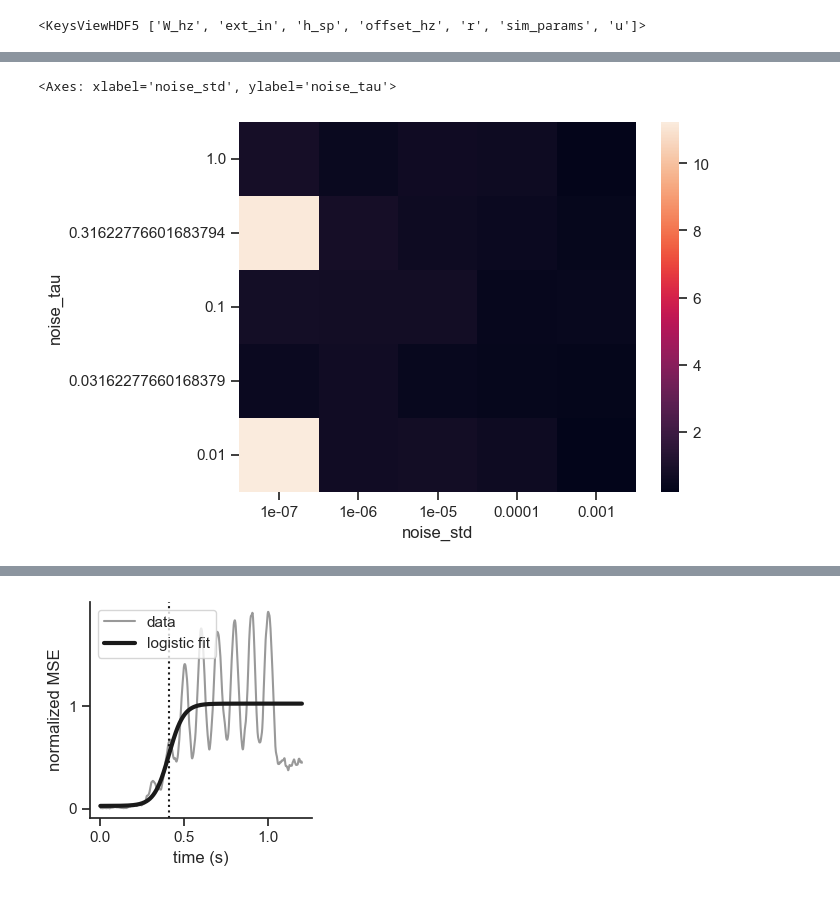
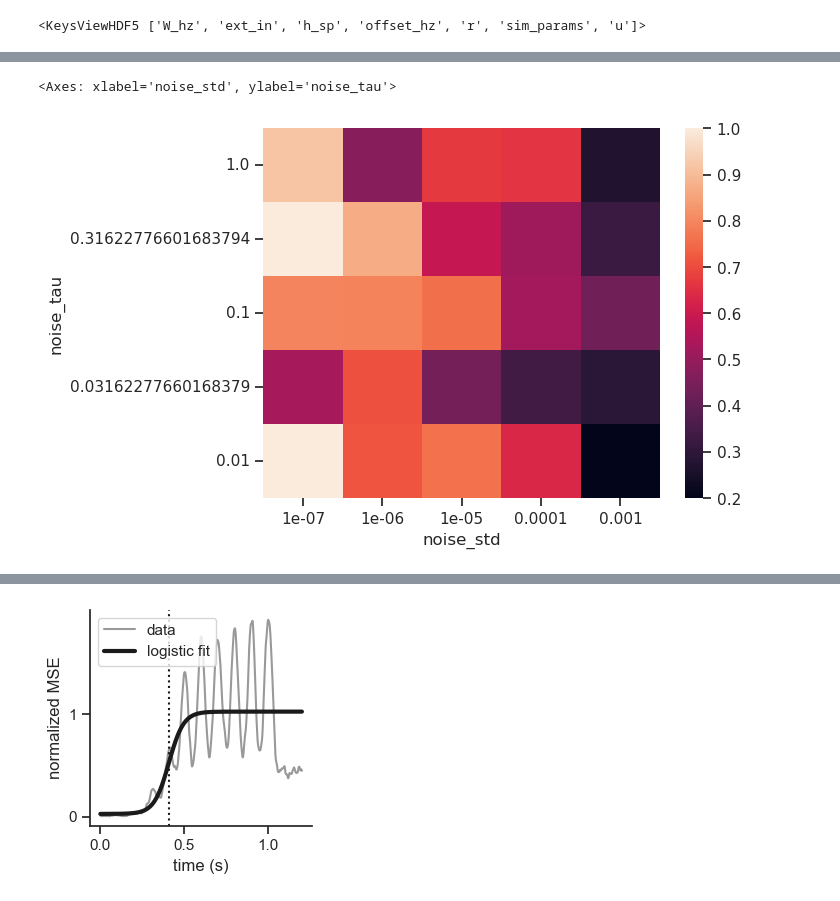
Before and after one commit to rythorpe/time_coding, a Jupyter notebook: noise_analysis.ipynb, the cells around one changed output, grey strips where cells are left out. Saved outputs shown, nothing was run; the diff lists cells and outputs as text; code cells hidden in the pictures.

Commit message:
improve noise sweep plot

```diff
--- a/noise_analysis.ipynb
+++ b/noise_analysis.ipynb
@@ -21,9 +21,10 @@ from utils import get_gaussian_targets, est_dimensionality
 custom_params = {'axes.spines.right': False, 'axes.spines.top': False}
 sns.set_theme(style='ticks', rc=custom_params)
 # %%
-def logistic_func(x, gain, thresh, y_intercept, height):
+# def logistic_func(x, gain, thresh, y_intercept, height):
+def logistic_func(x, gain, thresh, y_intercept):
     '''Logistic curve defined by 4 parameters.'''
-    # height = 1 - y_intercept
+    height = 1 - y_intercept
     return height / (1 + np.exp(-gain * (x - thresh))) + y_intercept
 
 def get_stable_timescale(mse_overtime, times):
@@ -32,10 +33,12 @@ def get_stable_timescale(mse_overtime, times):
     # scipy opt requires better precision
     ydata = mse_overtime.astype(np.float64)
     # all parameters of logistic function should be positive in this case
-    bounds = ([0.0, 0.0, 0.0, 0.0], [np.inf, np.inf, np.inf, np.inf])
+    # bounds = ([0.0, 0.0, 0.0, 0.0], [np.inf, np.inf, np.inf, np.inf])
+    bounds = ([0.0, 0.0, 0.0], [np.inf, np.inf, np.inf])
     popt, pcov = scipy.optimize.curve_fit(logistic_func, xdata, ydata, bounds=bounds)
     ydata_model = logistic_func(xdata, *popt)
-    gain_, thresh_, y_intercept_, height_ = popt
+    # gain_, thresh_, y_intercept_, height_ = popt
+    gain_, thresh_, y_intercept_ = popt
     return thresh_, y_intercept_, ydata_model
 
 def plot_mse_overtime(response_times, final_mse_overtime, ydata_model, timescale):
@@ -59,7 +62,8 @@ def plot_mse_overtime(response_times, final_mse_overtime, ydata_model, timescale
     return fig
 # %%
 # get simulation data for a single random network
-with h5py.File('/home/ryan/time_coding_output/2025_09_23_noise_sweep/sim_data_net01_c6e2d15_2025-09-22_17:41:50.hdf5', 'r') as f_read:
+f_name = '/home/ryan/Dropbox/data/2025_09_23_noise_sweep/sim_data_net01_c6e2d15_2025-09-22_17:41:50.hdf5'
+with h5py.File(f_name, 'r') as f_read:
     print(f_read.keys())
     w_hz_init = f_read.get('W_hz')[:]
     offset_hz_init = f_read.get('offset_hz')[:]
@@ -183,5 +186,5 @@ df_no_stp_timescales
 # %%
-sns.heatmap(df_no_stp_timescales)
+sns.heatmap(df_no_stp_timescales, vmin=0.2, vmax=1.0)
 # %% [output]
 <Axes: xlabel='noise_std', ylabel='noise_tau'>
-[figure, old version]
+[figure, new version]
```
Also changed, not shown: parts of 5 cells of this notebook.
